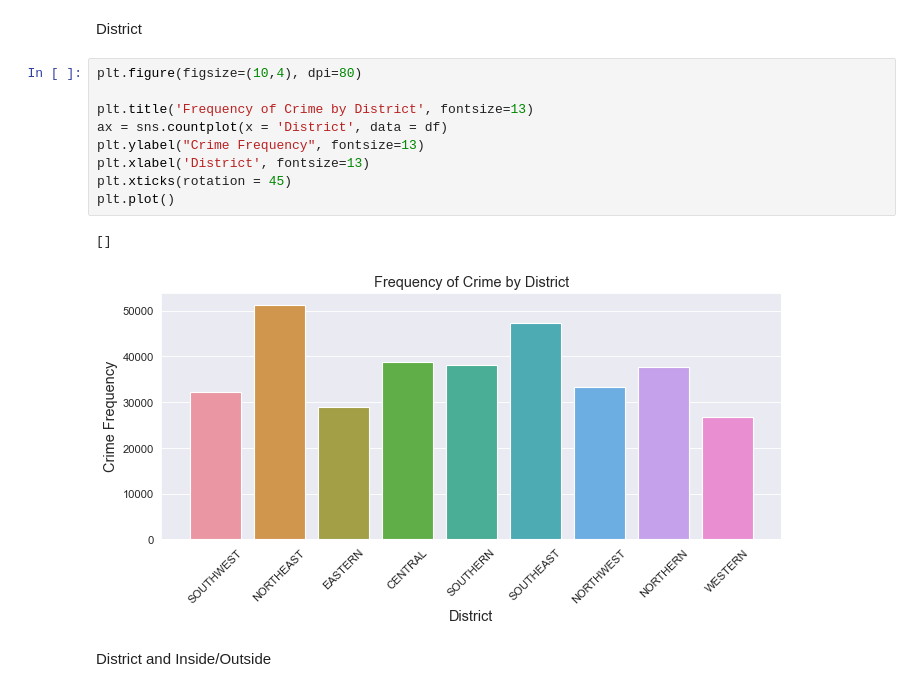
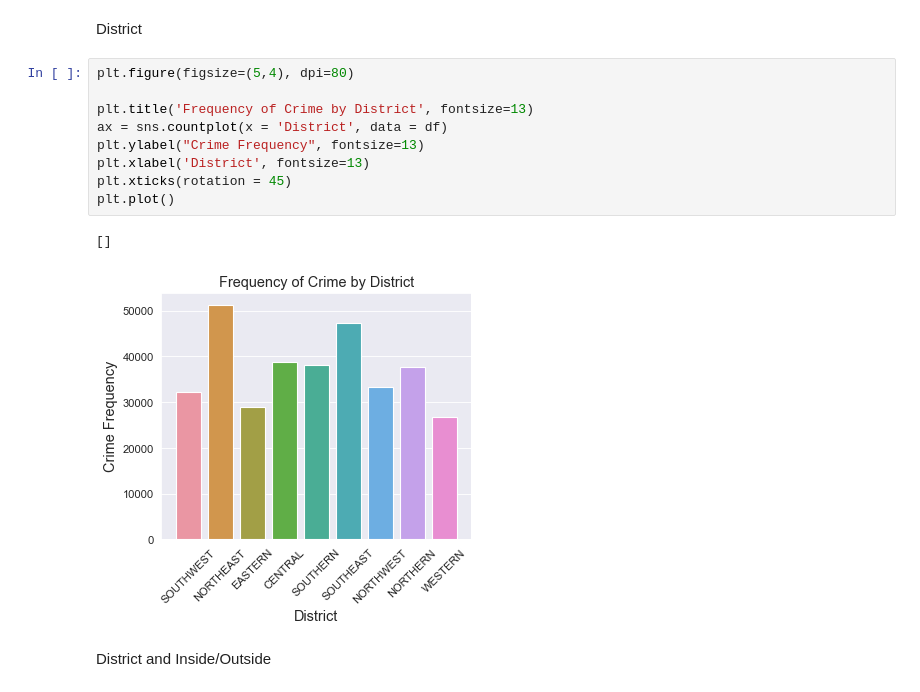
Before and after one commit to novay/crime-dbscan, a Jupyter notebook: 03-visualization.ipynb, the cells around one changed output. Cells and saved outputs as stored; diff of their text form.

```diff
--- a/03-visualization.ipynb
+++ b/03-visualization.ipynb
@@ -284,17 +284,17 @@ plt.plot()
 # %% [markdown]
 District
 # %%
-plt.figure(figsize=(10,4), dpi=80)
+plt.figure(figsize=(5,4), dpi=80)
 
 plt.title('Frequency of Crime by District', fontsize=13)
 ax = sns.countplot(x = 'District', data = df)
 plt.ylabel("Crime Frequency", fontsize=13)
 plt.xlabel('District', fontsize=13)
 plt.xticks(rotation = 45)
 plt.plot()
 # %% [output]
 []
-[figure, old version]
+[figure, new version]
 # %% [markdown]
 District and Inside/Outside
 # %%
```
Also changed, not shown: parts of 3 cells of this notebook, 1 other file.
